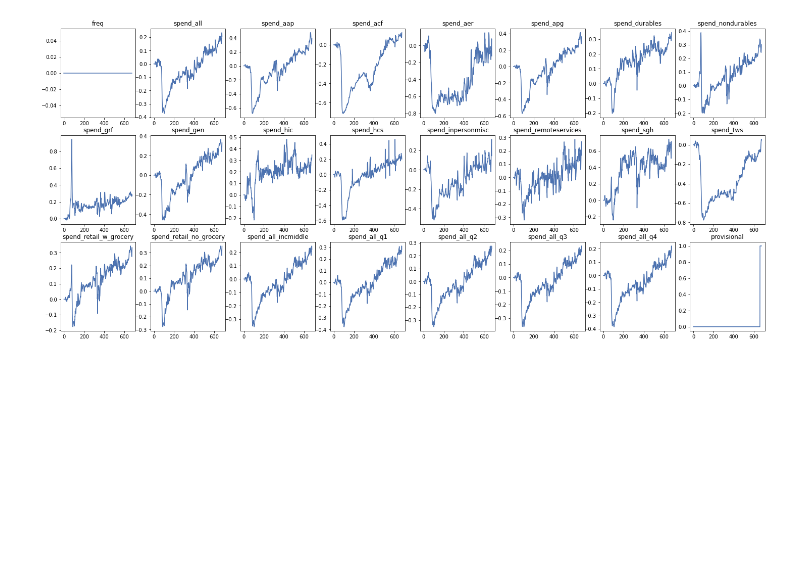
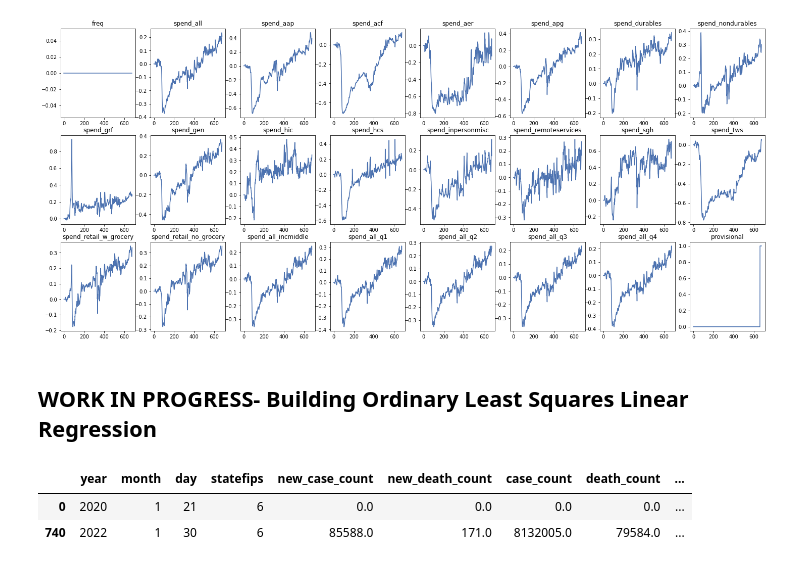
Before and after one commit to cjohnsoncruz/covid_spread_and_business_revenue, a Jupyter notebook: Quantifying_how_Covid_Case_Rates_affect_Business_Revenue.ipynb, the cells around one changed output. Drawn from its saved outputs; the diff is of its cells as text; code cells hidden in the pictures; blank space fills up the shorter version.

```diff
--- a/Quantifying_how_Covid_Case_Rates_affect_Business_Revenue.ipynb
+++ b/Quantifying_how_Covid_Case_Rates_affect_Business_Revenue.ipynb
@@ -59,9 +61,10 @@ plt.style.use('seaborn-deep')
 # Import Data and evaluate format
 # %%
 #Declare URL for important opportunity tracker data
-raw_covid_rate_by_state_url = 'https://raw.githubusercontent.com/OpportunityInsights/EconomicTracker/main/data/COVID%20-%20State%20-%20Daily.csv'
-state_IDs_url = 'https://raw.githubusercontent.com/OpportunityInsights/EconomicTracker/main/data/GeoIDs%20-%20State.csv'
-econ_by_state_url = 'https://raw.githubusercontent.com/OpportunityInsights/EconomicTracker/main/data/Affinity%20-%20State%20-%20Daily.csv'
+raw_covid_rate_by_state_url = 'https://raw.githubusercontent.com/OpportunityInsights/EconomicTracker/main/data/COVID%20-%20State%20-%20Daily.csv' #current to 2022-01-31
+state_IDs_url = 'https://raw.githubusercontent.com/OpportunityInsights/EconomicTracker/main/data/GeoIDs%20-%20State.csv' #IDs used for each state in later tables
+spending_by_state_url = 'https://raw.githubusercontent.com/OpportunityInsights/EconomicTracker/main/data/Affinity%20-%20State%20-%20Daily.csv' #affinity is personal spending #ends 2021-11-24
+revenue_by_state_url = 'https://raw.githubusercontent.com/OpportunityInsights/EconomicTracker/main/data/Womply%20-%20State%20-%20Daily.csv' #womply is small busines revenue #ends 2021-07-09
 # %%
 #import OT data
 covid_rate_per_state = pd.read_csv(raw_covid_rate_by_state_url, dtype = 'str')
@@ -97,6 +97,10 @@ add_state_col(covid_rate_per_state, state_IDs)
 > Removed non numeric values programmatically from DFs of interest
 # %%
 protected_cols = list(covid_rate_per_state.keys())[0:4] + ['state']
-econ_per_state= replace_nonnumeric_entries_df_force_nan(econ_per_state, protected_cols)
+#add which state each row is taken from
+add_state_col(spending_per_state, state_IDs)
+add_state_col(covid_rate_per_state, state_IDs)
+
+spending_per_state= replace_nonnumeric_entries_df_force_nan(spending_per_state, protected_cols)
 covid_rate_per_state = replace_nonnumeric_entries_df_force_nan(covid_rate_per_state, protected_cols)
 # %%
@@ -144,3 +140,5 @@ for row in range(num_rows):
     i = i+1 #counter to iter throuhg colums of interest
 # %% [output]
 [figure]
+# %% [markdown]
+## WORK IN PROGRESS- Building Ordinary Least Squares Linear Regression
@@ -146,0 +173,8 @@ for row in range(num_rows):
+# %%
+#RUN LINEAR REGRESSION ON STATES
+covid = covid_rate_per_state.loc[covid_rate_per_state.loc[:, 'state']== 'California', :].copy().reset_index(drop = True)
+spending = spending_per_state.loc[spending_per_state['state']== 'California', :].copy().reset_index(drop = True)
+# %% [output]
+|  | year | month | day | statefips | new_case_count | new_death_count | case_count | death_count | ... |
+| 0 | 2020 | 1 | 21 | 6 | 0.0 | 0.0 | 0.0 | 0.0 | ... |
+| 740 | 2022 | 1 | 30 | 6 | 85588.0 | 171.0 | 8132005.0 | 79584.0 | ... |
```
Also changed, not shown: parts of 16 cells of this notebook.
